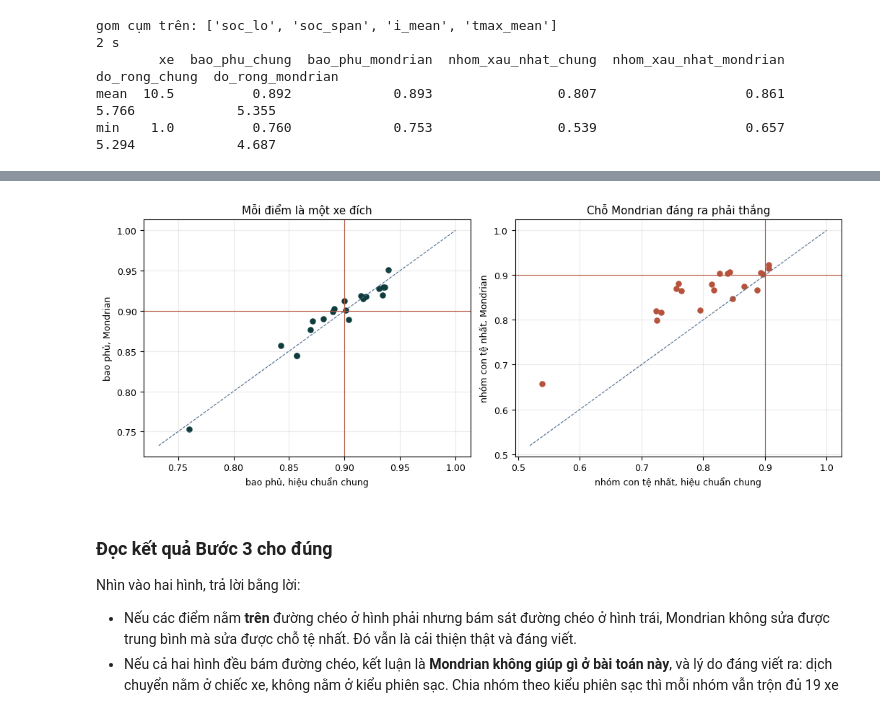
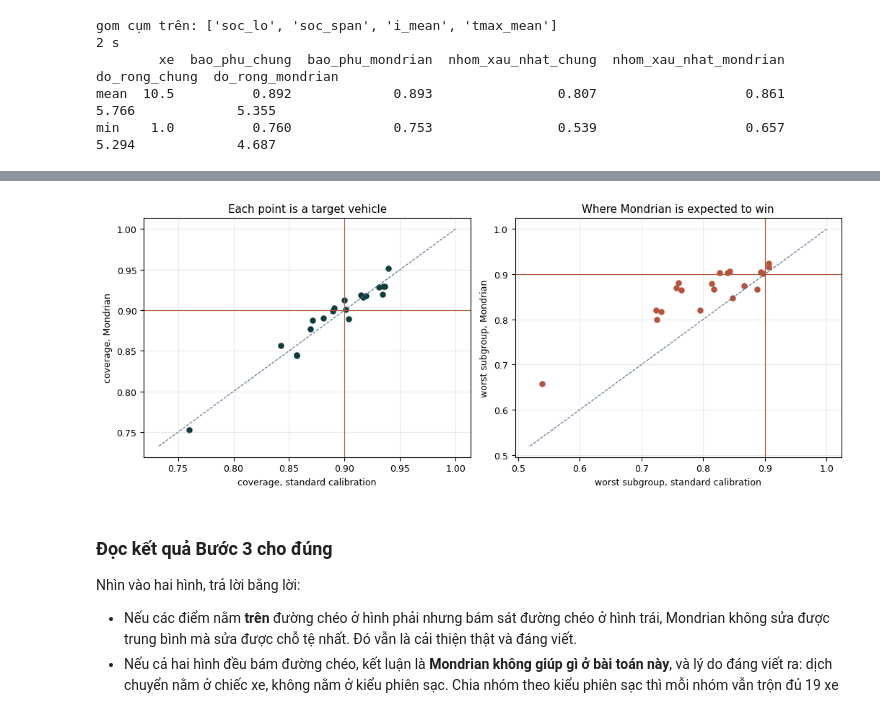
Before and after one commit to quan534/ADY-Project-Battery-prediction-model, a Jupyter notebook: Notebook_D_HieuChuan.ipynb, the cells around one changed output, grey strips where cells are left out. Cells and saved outputs as stored; diff of their text form; code cells hidden in the pictures.

```diff
--- a/Notebook_D_HieuChuan.ipynb
+++ b/Notebook_D_HieuChuan.ipynb
@@ -264,40 +264,70 @@ min    1.0          0.760             0.753                0.539
 # %%
 from scipy import stats as st
 
+
 def p_wilcoxon(a, b):
-    # Wilcoxon ném lỗi khi mọi hiệu bằng 0. Trường hợp đó p = 1 là câu trả lời đúng.
-    a, b = np.asarray(a, dtype=float), np.asarray(b, dtype=float)
-    ok = np.isfinite(a) & np.isfinite(b)
-    if not ok.any() or np.allclose(a[ok], b[ok]): return 1.0
-    return float(st.wilcoxon(a[ok], b[ok]).pvalue)
+  # Wilcoxon raises an error when all differences are zero. In that case, p = 1 is the correct answer.
+  a, b = np.asarray(a, dtype=float), np.asarray(b, dtype=float)
+  ok = np.isfinite(a) & np.isfinite(b)
+  if not ok.any() or np.allclose(a[ok], b[ok]):
+    return 1.0
+  return float(st.wilcoxon(a[ok], b[ok]).pvalue)
+
 
 p_bp = p_wilcoxon(mon.bao_phu_mondrian, mon.bao_phu_chung)
 p_xn = p_wilcoxon(mon.nhom_xau_nhat_mondrian, mon.nhom_xau_nhat_chung)
 bang = pd.DataFrame({
-    'Chỉ số': ['bao phủ trung bình', 'bao phủ nhóm con tệ nhất', 'độ rộng trung vị, Ah',
-               'số xe dưới mức danh nghĩa'],
-    'Hiệu chuẩn chung': [mon.bao_phu_chung.mean(), mon.nhom_xau_nhat_chung.mean(),
-                         mon.do_rong_chung.mean(), int((mon.bao_phu_chung < NOM).sum())],
-    'Mondrian theo nhóm': [mon.bao_phu_mondrian.mean(), mon.nhom_xau_nhat_mondrian.mean(),
-                           mon.do_rong_mondrian.mean(), int((mon.bao_phu_mondrian < NOM).sum())]})
+    'Metric': [
+        'mean coverage',
+        'worst-subgroup coverage',
+        'median width, Ah',
+        'vehicles below nominal level',
+    ],
+    'Standard Calibration': [
+        mon.bao_phu_chung.mean(),
+        mon.nhom_xau_nhat_chung.mean(),
+        mon.do_rong_chung.mean(),
+        int((mon.bao_phu_chung < NOM).sum()),
+    ],
+    'Mondrian Calibration': [
+        mon.bao_phu_mondrian.mean(),
+        mon.nhom_xau_nhat_mondrian.mean(),
+        mon.do_rong_mondrian.mean(),
+        int((mon.bao_phu_mondrian < NOM).sum()),
+    ],
+})
 print(bang.round(3).to_string(index=False))
-print(f'\nWilcoxon bao phủ trung bình: p = {p_bp:.4f}')
-print(f'Wilcoxon bao phủ nhóm tệ nhất: p = {p_xn:.4f}')
+print(f'\nWilcoxon mean coverage: p = {p_bp:.4f}')
+print(f'Wilcoxon worst subgroup coverage: p = {p_xn:.4f}')
 
 fig, ax = plt.subplots(1, 2, figsize=(10.5, 4.2))
 ax[0].scatter(mon.bao_phu_chung, mon.bao_phu_mondrian, s=26, color=TEAL)
-lim = [min(mon.bao_phu_chung.min(), mon.bao_phu_mondrian.min()) - .02, 1.0]
-ax[0].plot(lim, lim, color=SLATE, lw=.8, ls='--')
-ax[0].axhline(NOM, color=RUST, lw=.8); ax[0].axvline(NOM, color=RUST, lw=.8)
-ax[0].set_xlabel('bao phủ, hiệu chuẩn chung'); ax[0].set_ylabel('bao phủ, Mondrian')
-ax[0].set_title('Mỗi điểm là một xe đích')
-ax[1].scatter(mon.nhom_xau_nhat_chung, mon.nhom_xau_nhat_mondrian, s=26, color=RUST)
-lim2 = [min(mon.nhom_xau_nhat_chung.min(), mon.nhom_xau_nhat_mondrian.min()) - .02, 1.0]
-ax[1].plot(lim2, lim2, color=SLATE, lw=.8, ls='--')
-ax[1].axhline(NOM, color=RUST, lw=.8); ax[1].axvline(NOM, color=RUST, lw=.8)
-ax[1].set_xlabel('nhóm con tệ nhất, hiệu chuẩn chung')
-ax[1].set_ylabel('nhóm con tệ nhất, Mondrian')
-ax[1].set_title('Chỗ Mondrian đáng ra phải thắng')
-plt.tight_layout(); plt.savefig(FIG / 'D_mondrian.png', dpi=160)
+lim = [
+    min(mon.bao_phu_chung.min(), mon.bao_phu_mondrian.min()) - 0.02,
+    1.0,
+]
+ax[0].plot(lim, lim, color=SLATE, lw=0.8, ls='--')
+ax[0].axhline(NOM, color=RUST, lw=0.8)
+ax[0].axvline(NOM, color=RUST, lw=0.8)
+ax[0].set_xlabel('coverage, standard calibration')
+ax[0].set_ylabel('coverage, Mondrian')
+ax[0].set_title('Each point is a target vehicle')
+
+ax[1].scatter(
+    mon.nhom_xau_nhat_chung, mon.nhom_xau_nhat_mondrian, s=26, color=RUST
+)
+lim2 = [
+    min(mon.nhom_xau_nhat_chung.min(), mon.nhom_xau_nhat_mondrian.min()) - 0.02,
+    1.0,
+]
+ax[1].plot(lim2, lim2, color=SLATE, lw=0.8, ls='--')
+ax[1].axhline(NOM, color=RUST, lw=0.8)
+ax[1].axvline(NOM, color=RUST, lw=0.8)
+ax[1].set_xlabel('worst subgroup, standard calibration')
+ax[1].set_ylabel('worst subgroup, Mondrian')
+ax[1].set_title('Where Mondrian is expected to win')
+
+plt.tight_layout()
+plt.savefig(FIG / 'D_mondrian.pdf', bbox_inches='tight')
 plt.show()
 # %% [output]
@@ -312,4 +342,4 @@ Wilcoxon bao phủ nhóm tệ nhất: p = 0.0000
-[figure, old version]
+[figure, new version]
 # %% [markdown]
 ### Đọc kết quả Bước 3 cho đúng
 
```
Also changed, not shown: parts of 5 cells of this notebook, 8 other files.
